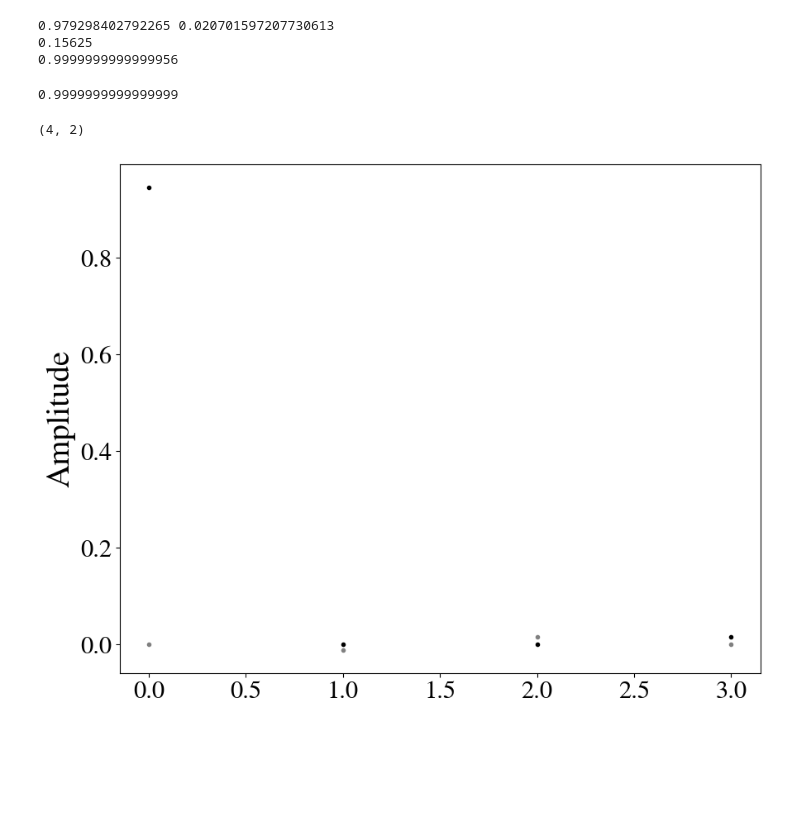
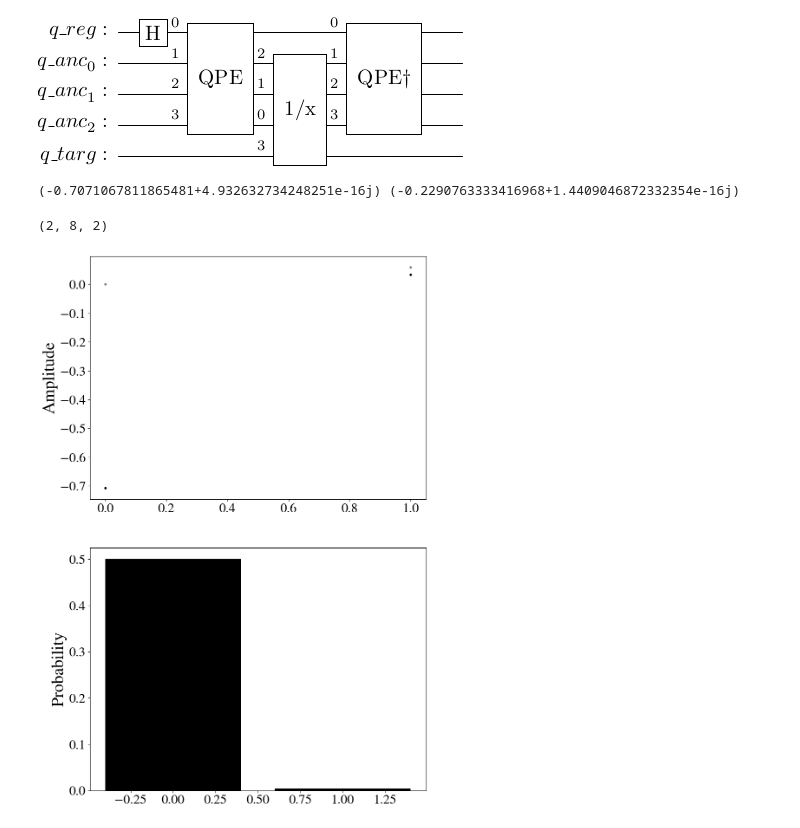
Before and after one commit to Fergus-Hayes/qiskit_tools, a Jupyter notebook: N12-quantum_linear_systems_solver.ipynb, the cells around one changed output. Drawn from its saved outputs; the diff is of its cells as text; code cells hidden in the pictures; blank space fills up the shorter version.

```diff
--- a/N12-quantum_linear_systems_solver.ipynb
+++ b/N12-quantum_linear_systems_solver.ipynb
@@ -95,29 +112,22 @@ circ = QuantumCircuit(qreg, qanc, qtarg)#, ctarg, cnanc)
 # %%
-circ = HHL_itt(circ, qreg, qanc, qtarg, A_gate, scaling=1./8)
+circ = HHL_itt(circ, qreg, qanc, qtarg, A, t=t, scaling=scaling)
+# %%
+circ.draw('latex')
+# %% [output]
+[figure, added]
 # %%
 backend = Aer.get_backend('statevector_simulator')
 job = execute(circ, backend)
 result = job.result()
 state_vector = np.asarray(result.get_statevector())
+# %%
+print(state_vector[16],state_vector[17])
+# %% [output]
+(-0.7071067811865481+4.932632734248251e-16j) (-0.2290763333416968+1.4409046872332354e-16j)
 # %%
-state_v = np.asarray(state_vector).reshape((2**1,2**nanc,2**n)).T
+state_v = np.asarray(state_vector).reshape((2**1,2**nanc,2**n))#.T
-# %%
-print(np.sum(np.abs(state_v[0])**2),np.sum(np.abs(state_v[1])**2))
-print(5./32)
-print(np.sum(np.abs(state_v[0])**2)+np.sum(np.abs(state_v[1])**2))
-# %% [output]
-0.979298402792265 0.020701597207730613
-0.15625
-0.9999999999999956
-# %%
-# Measure and renormalize
-state_v = state_v[0]/np.sqrt(np.sum(np.abs(state_v[0])**2))
-# %%
-print(np.sum(np.abs(state_v)**2))
-# %% [output]
-0.9999999999999999
-# %%
-# targ, nanc, n
-print(state_v.shape)
-# %% [output]
-(4, 2)
+# %%
+# 1, nanc, n
+print(state_v.shape)
+# %% [output]
+(2, 8, 2)
@@ -124,10 +136,18 @@ print(state_v.shape)
+# %%
+state_v = np.sum(state_v[1], axis=0)
 # %%
-fig = plt.figure(figsize=figsize)
-ax = fig.gca()
+fig = plt.figure(figsize=np.array(figsize)*[1,2])
+ax = fig.add_subplot(211)
 
-plt.scatter(np.arange(2**nanc), state_v[:,0].real, marker='.', color='black')
-plt.scatter(np.arange(2**nanc), state_v[:,0].imag, marker='.', color='grey')
+plt.scatter(np.arange(2**n), state_v.real, marker='.', color='black')
+plt.scatter(np.arange(2**n), state_v.imag, marker='.', color='grey')
 ax.set_ylabel('Amplitude', fontsize=fontsize);
 ax.tick_params(axis='both', labelsize=ticksize);
+
+ax = fig.add_subplot(212)
+
+plt.bar(np.arange(2**n), np.abs(state_v)**2, color='black')
+ax.set_ylabel('Probability', fontsize=fontsize);
+ax.tick_params(axis='both', labelsize=ticksize);
 # %% [output]
-[figure, old version]
+[figure, new version]
```
Also changed, not shown: parts of 22 cells of this notebook, 2 other files.
